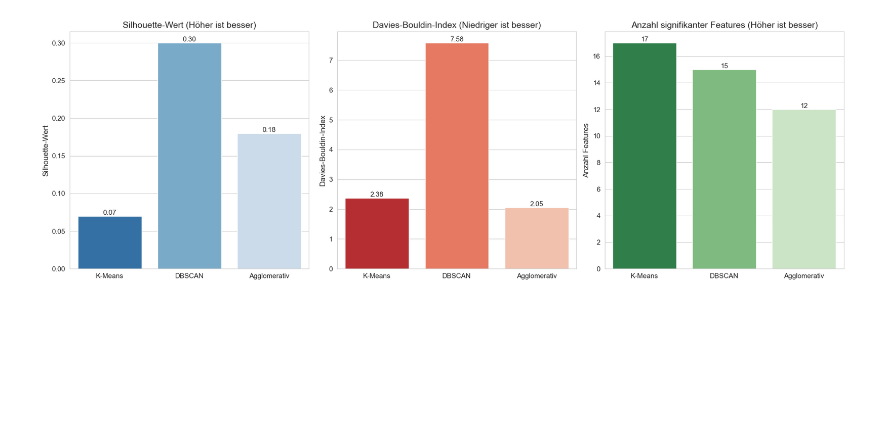
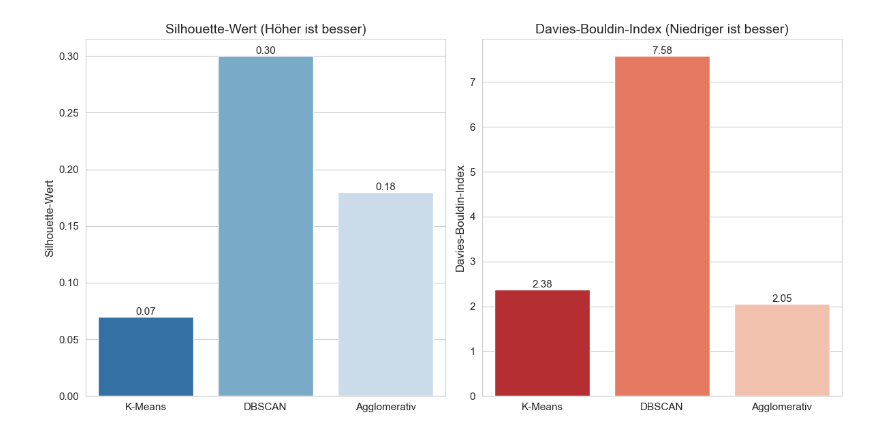
Before and after one commit to ifodor/Verkehrsunfallanalyse, a Jupyter notebook: Algorithmus_Vergleich/Algorithmus-Vergleich.ipynb, the cells around one changed output. Drawn from its saved outputs; the diff is of its cells as text; code cells hidden in the pictures; blank space fills up the shorter version.

```diff
--- a/Algorithmus_Vergleich/Algorithmus-Vergleich.ipynb
+++ b/Algorithmus_Vergleich/Algorithmus-Vergleich.ipynb
@@ -10,7 +10,6 @@ data = {
     "Methode": ["K-Means", "DBSCAN", "Agglomerativ"],
     "Silhouette": [0.07, 0.30, 0.18],
     "Davies-Bouldin": [2.38, 7.58, 2.05],
-    "Signifikante Features": [17, 15, 12]
 }
 df = pd.DataFrame(data)
 
@@ -20,53 +19,41 @@ df = pd.DataFrame(data)
 sns.set_style("whitegrid")
 
 # -------------------------------------
-# 3. Subplots erstellen (1 Zeile, 3 Spalten)
+# 3. Subplots erstellen (1 Zeile, 2 Spalten)
 # -------------------------------------
-fig, axes = plt.subplots(1, 3, figsize=(18, 6))
+fig, axes = plt.subplots(1, 2, figsize=(12, 6))
 
-# Schriftgrößen zentral definieren
 title_size = 14
 label_size = 12
 tick_size = 11
 
 # -------------------------------------
 # 4. Plot 1: Silhouette-Wert
 # -------------------------------------
 plot1 = sns.barplot(x="Methode", y="Silhouette", hue="Methode", data=df, ax=axes[0], palette="Blues_r", legend=False)
 axes[0].set_title("Silhouette-Wert (Höher ist besser)", fontsize=title_size)
 axes[0].set_ylabel("Silhouette-Wert", fontsize=label_size)
 axes[0].set_xlabel("")
 axes[0].tick_params(axis="both", labelsize=tick_size)
 for container in plot1.containers:
     plot1.bar_label(container, fmt="%.2f", fontsize=11)
 
 # -------------------------------------
 # 5. Plot 2: Davies-Bouldin-Index
 # -------------------------------------
 plot2 = sns.barplot(x="Methode", y="Davies-Bouldin", hue="Methode", data=df, ax=axes[1], palette="Reds_r", legend=False)
 axes[1].set_title("Davies-Bouldin-Index (Niedriger ist besser)", fontsize=title_size)
 axes[1].set_ylabel("Davies-Bouldin-Index", fontsize=label_size)
 axes[1].set_xlabel("")
 axes[1].tick_params(axis="both", labelsize=tick_size)
 for container in plot2.containers:
     plot2.bar_label(container, fmt="%.2f", fontsize=11)
 
 # -------------------------------------
-# 6. Plot 3: Anzahl signifikanter Features
-# -------------------------------------
-plot3 = sns.barplot(x="Methode", y="Signifikante Features", hue="Methode", data=df, ax=axes[2], palette="Greens_r", legend=False)
-axes[2].set_title("Anzahl signifikanter Features (Höher ist besser)", fontsize=title_size)
-axes[2].set_ylabel("Anzahl Features", fontsize=label_size)
-axes[2].set_xlabel("")
-axes[2].tick_params(axis="both", labelsize=tick_size)
-for container in plot3.containers:
-    plot3.bar_label(container, fmt="%.0f", fontsize=11)
-
-# -------------------------------------
-# 7. Layout finalisieren
+# 6. Layout und Speichern
 # -------------------------------------
 plt.tight_layout()
-plt.savefig("output/plots/Clustering_Evaluation_Horizontal.png", dpi=100)
+plt.savefig("output/plots/Clustering_Evaluation_2Plots.png", dpi=100)
 plt.show()
 # %% [output]
-[figure, old version]
+[figure, new version]
```
Also changed, not shown: parts of 1 cell of this notebook.
